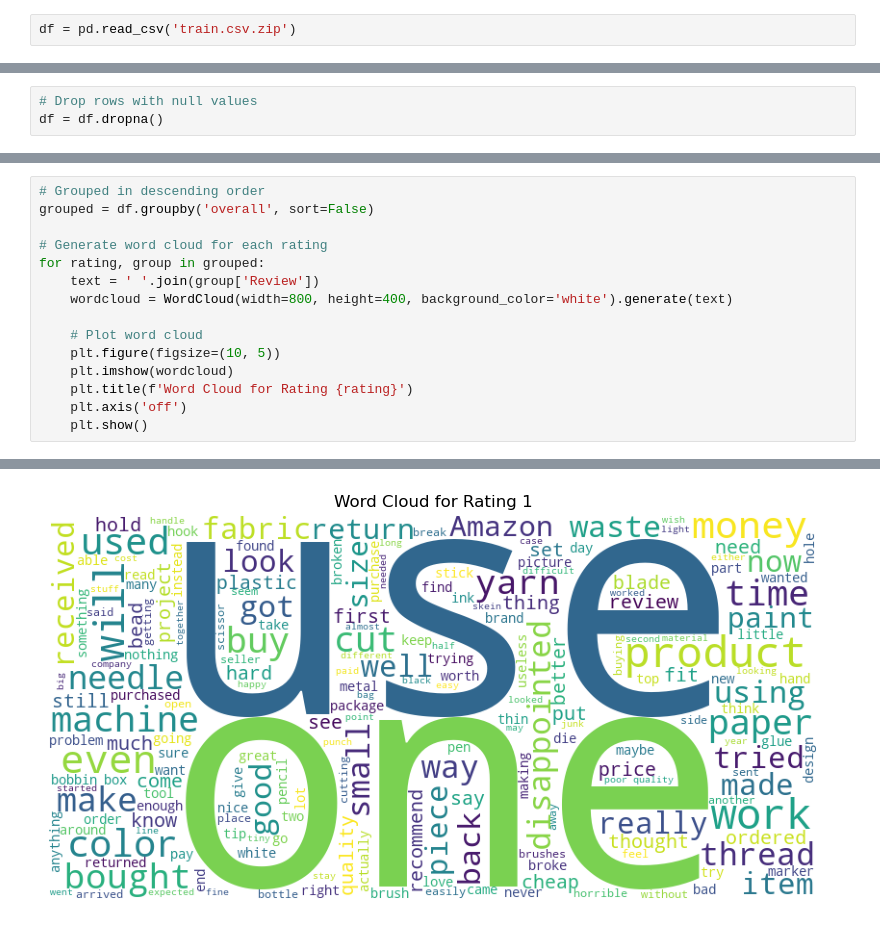
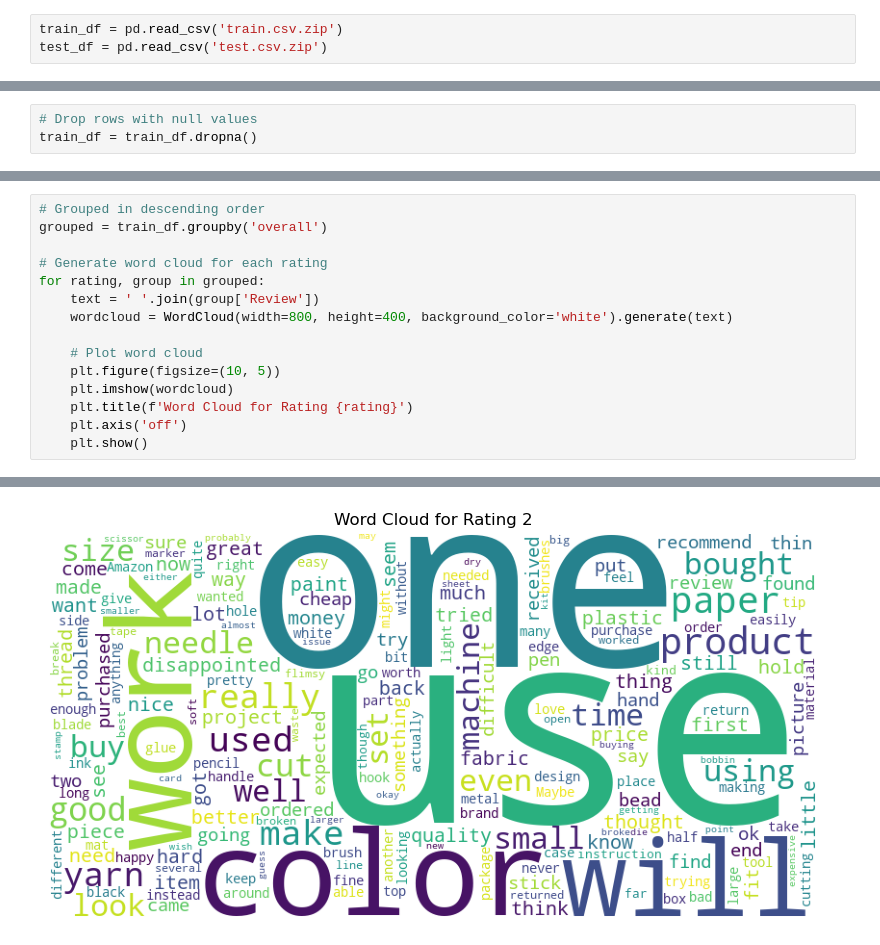
Before and after one commit to farheenfab/AppliedText_CW2, a Jupyter notebook: AmazonReviews.ipynb, the cells around one changed output, grey strips where cells are left out. Drawn from its saved outputs; the diff is of its cells as text.

```diff
--- a/AmazonReviews.ipynb
+++ b/AmazonReviews.ipynb
@@ -7,3 +47,4 @@ import seaborn as sns
 # %%
-df = pd.read_csv('train.csv.zip')
+train_df = pd.read_csv('train.csv.zip')
+test_df = pd.read_csv('test.csv.zip')
 # %%
@@ -51,6 +92,6 @@ Rows with null values:
 337056        5    NaN
 # %%
 # Drop rows with null values
-df = df.dropna()
+train_df = train_df.dropna()
 # %%
 # Filter rows with at least one null value
@@ -86,6 +127,6 @@ plt.show()
 # %%
 # Grouped in descending order
-grouped = df.groupby('overall', sort=False)
+grouped = train_df.groupby('overall')
 
 # Generate word cloud for each rating
 for rating, group in grouped:
@@ -103 +144 @@ for rating, group in grouped:
-[figure, old version]
+[figure, new version]
```
Also changed, not shown: parts of 18 cells of this notebook, 3 other files.
